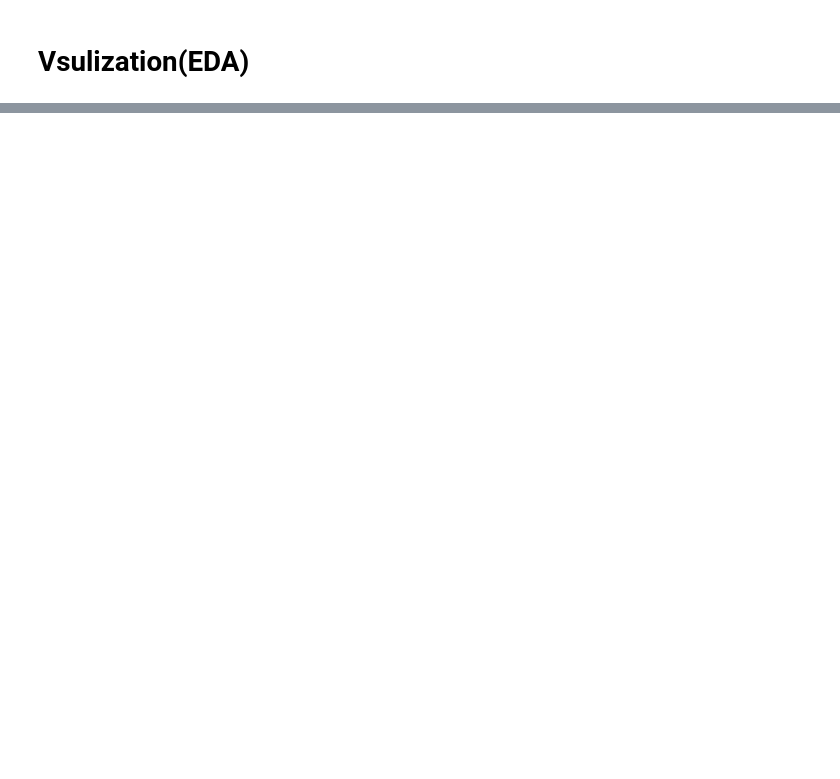
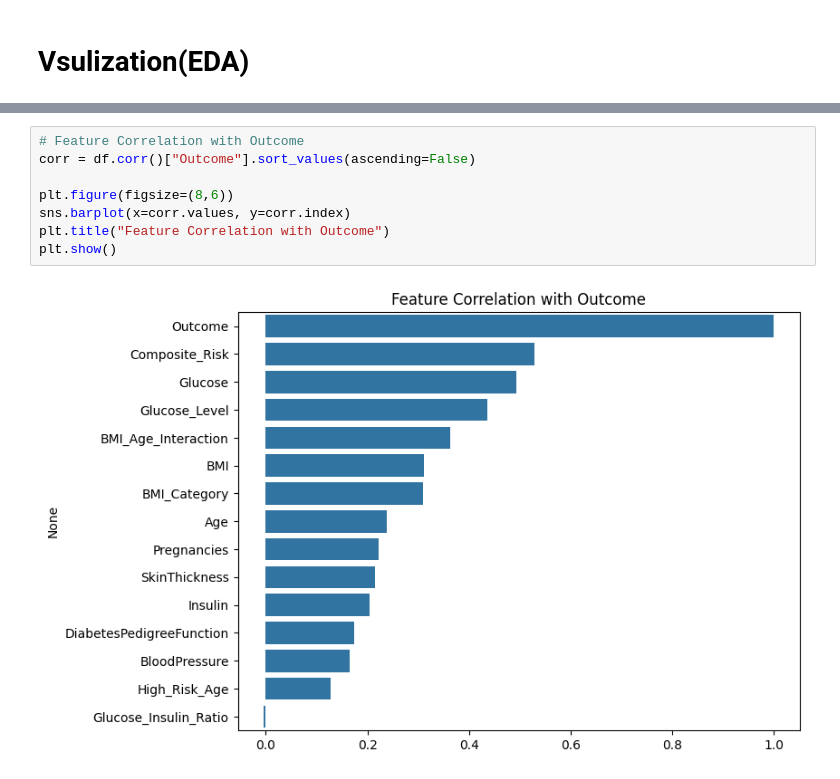
Before and after one commit to shahdelmasry12/University-Machine-Learning-Project, a Jupyter notebook: Diabetes_Prediction.ipynb, the cells around one changed output, grey strips where cells are left out. Saved outputs shown, nothing was run; the diff lists cells and outputs as text; blank space fills up the shorter version.

```diff
--- a/Diabetes_Prediction.ipynb
+++ b/Diabetes_Prediction.ipynb
@@ -223,0 +268,10 @@ df.describe()#summery statistical about data
+# %%
+# Feature Correlation with Outcome
+corr = df.corr()["Outcome"].sort_values(ascending=False)
+
+plt.figure(figsize=(8,6))
+sns.barplot(x=corr.values, y=corr.index)
+plt.title("Feature Correlation with Outcome")
+plt.show()
+# %% [output]
+[figure, added]
```
Also changed, not shown: parts of 9 cells of this notebook.
